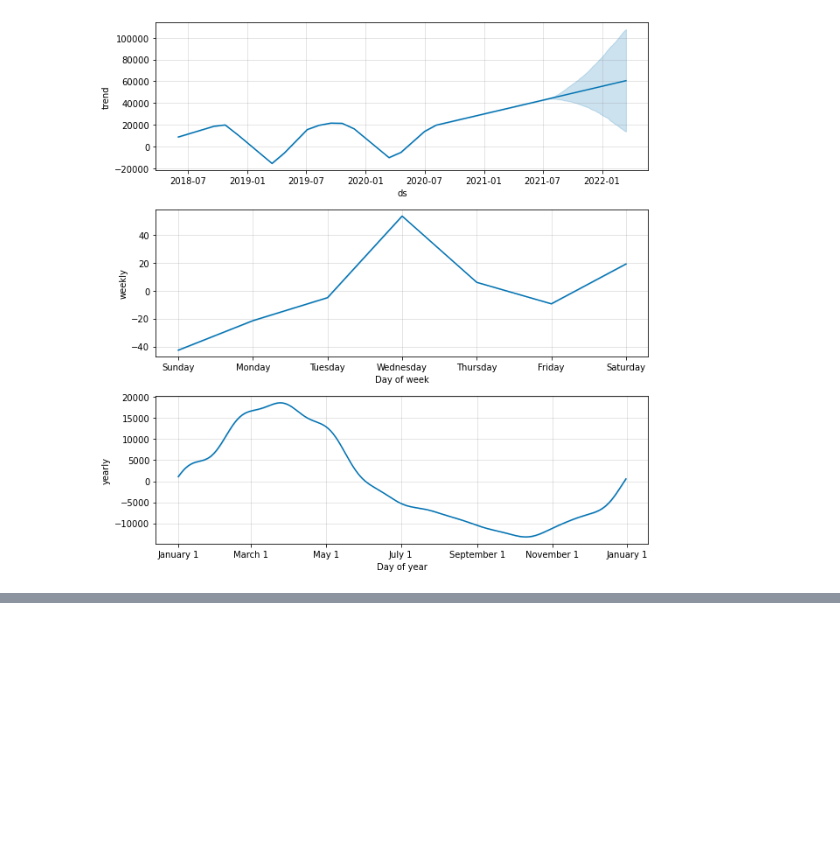
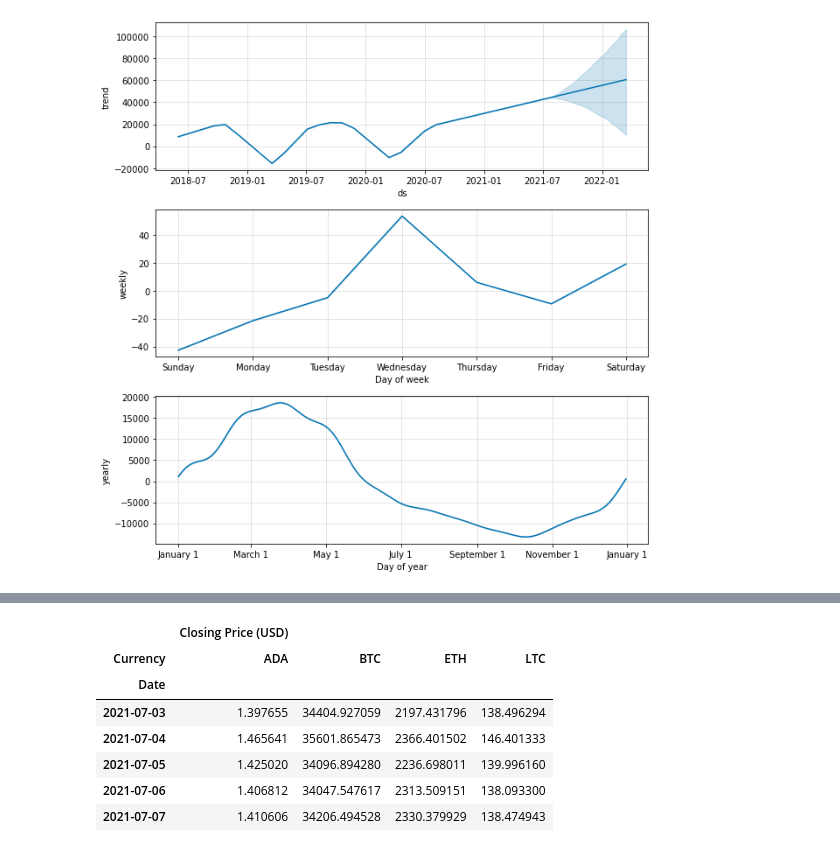
Before and after one commit to talibkateeb/Crypto-Forecast-Trader, a Jupyter notebook: crypto_forecast_trader.ipynb, the cells around one changed output, grey strips where cells are left out. Saved outputs shown, nothing was run; the diff lists cells and outputs as text; code cells hidden in the pictures; blank space fills up the shorter version.

```diff
--- a/crypto_forecast_trader.ipynb
+++ b/crypto_forecast_trader.ipynb
@@ -438,0 +448,4 @@ model_btc.plot_components(forecast_bitcoin)
+# %%
+new_ada_df = ada_df.loc[:, ["Currency","Closing Price (USD)"]]
+# %%
+new_ltc_df = ltc_df.loc[:, ["Currency","Closing Price (USD)"]]
@@ -438,0 +465,13 @@ model_btc.plot_components(forecast_bitcoin)
+# %%
+# Use using Pandas `pivot` function to unify columns
+crypto_currencies_closing_prices_df = crypto_concat_df.pivot(columns="Currency")
+crypto_currencies_closing_prices_df.tail().dropna()
+# %% [output]
+|  | Closing Price (USD) |  |  |  |
+| Currency | ADA | BTC | ETH | LTC |
+| Date |  |  |  |  |
+| 2021-07-03 | 1.397655 | 34404.927059 | 2197.431796 | 138.496294 |
+| 2021-07-04 | 1.465641 | 35601.865473 | 2366.401502 | 146.401333 |
+| 2021-07-05 | 1.425020 | 34096.894280 | 2236.698011 | 139.996160 |
+| 2021-07-06 | 1.406812 | 34047.547617 | 2313.509151 | 138.093300 |
+| 2021-07-07 | 1.410606 | 34206.494528 | 2330.379929 | 138.474943 |
```
Also changed, not shown: parts of 19 cells of this notebook.
